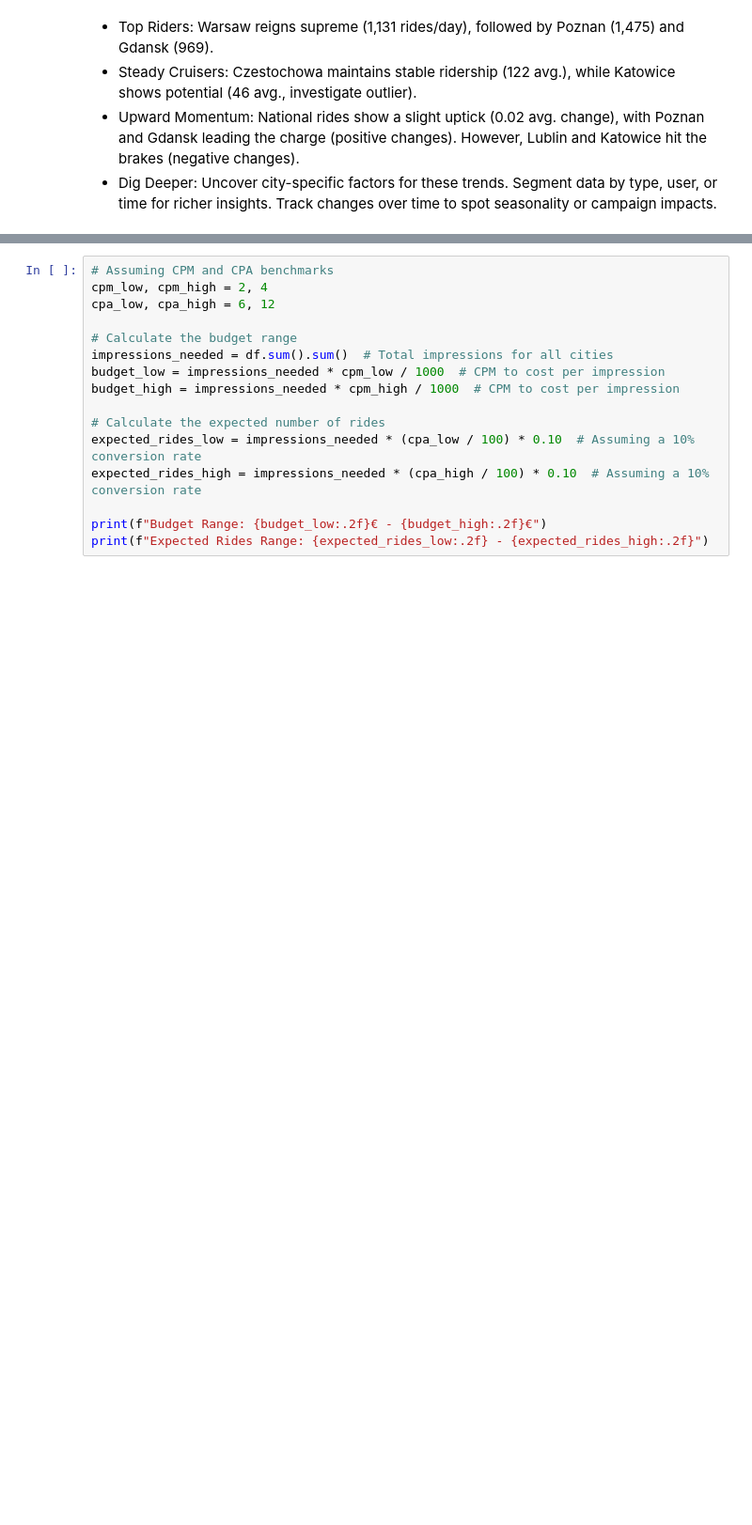
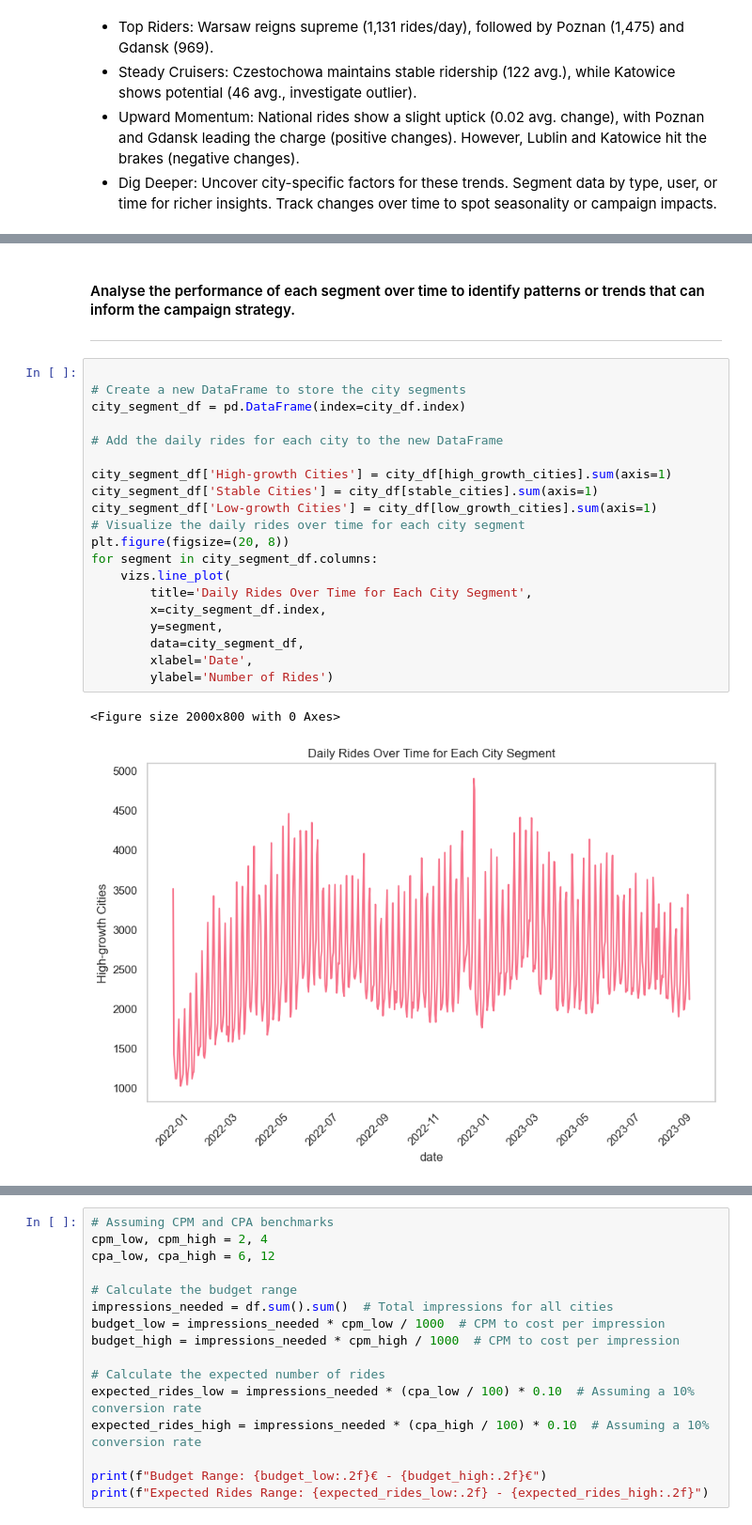
Before and after one commit to alerti/Applied-Marketing-Measurements-Bolt-Uber, a Jupyter notebook: notebooks/dataprocessing.ipynb, the cells around one changed output, grey strips where cells are left out. Shown at 94% size. Saved outputs shown, nothing was run; the diff lists cells and outputs as text; blank space fills up the shorter version.

```diff
--- a/notebooks/dataprocessing.ipynb
+++ b/notebooks/dataprocessing.ipynb
@@ -172,0 +211,27 @@ KeyError: 'mean'
+# %% [markdown]
+#### Analyse the performance of each segment over time to identify patterns or trends that can inform the campaign strategy.
+
+<hr>
+# %%
+
+# Create a new DataFrame to store the city segments
+city_segment_df = pd.DataFrame(index=city_df.index)
+
+# Add the daily rides for each city to the new DataFrame
+
+city_segment_df['High-growth Cities'] = city_df[high_growth_cities].sum(axis=1)
+city_segment_df['Stable Cities'] = city_df[stable_cities].sum(axis=1)
+city_segment_df['Low-growth Cities'] = city_df[low_growth_cities].sum(axis=1)
+# Visualize the daily rides over time for each city segment
+plt.figure(figsize=(20, 8))
+for segment in city_segment_df.columns:
+    vizs.line_plot(
+        title='Daily Rides Over Time for Each City Segment',
+        x=city_segment_df.index,
+        y=segment,
+        data=city_segment_df,
+        xlabel='Date',
+        ylabel='Number of Rides')
+# %% [output]
+<Figure size 2000x800 with 0 Axes>
+[figure, added]
```
Also changed, not shown: parts of 34 cells of this notebook, 3 other files.
